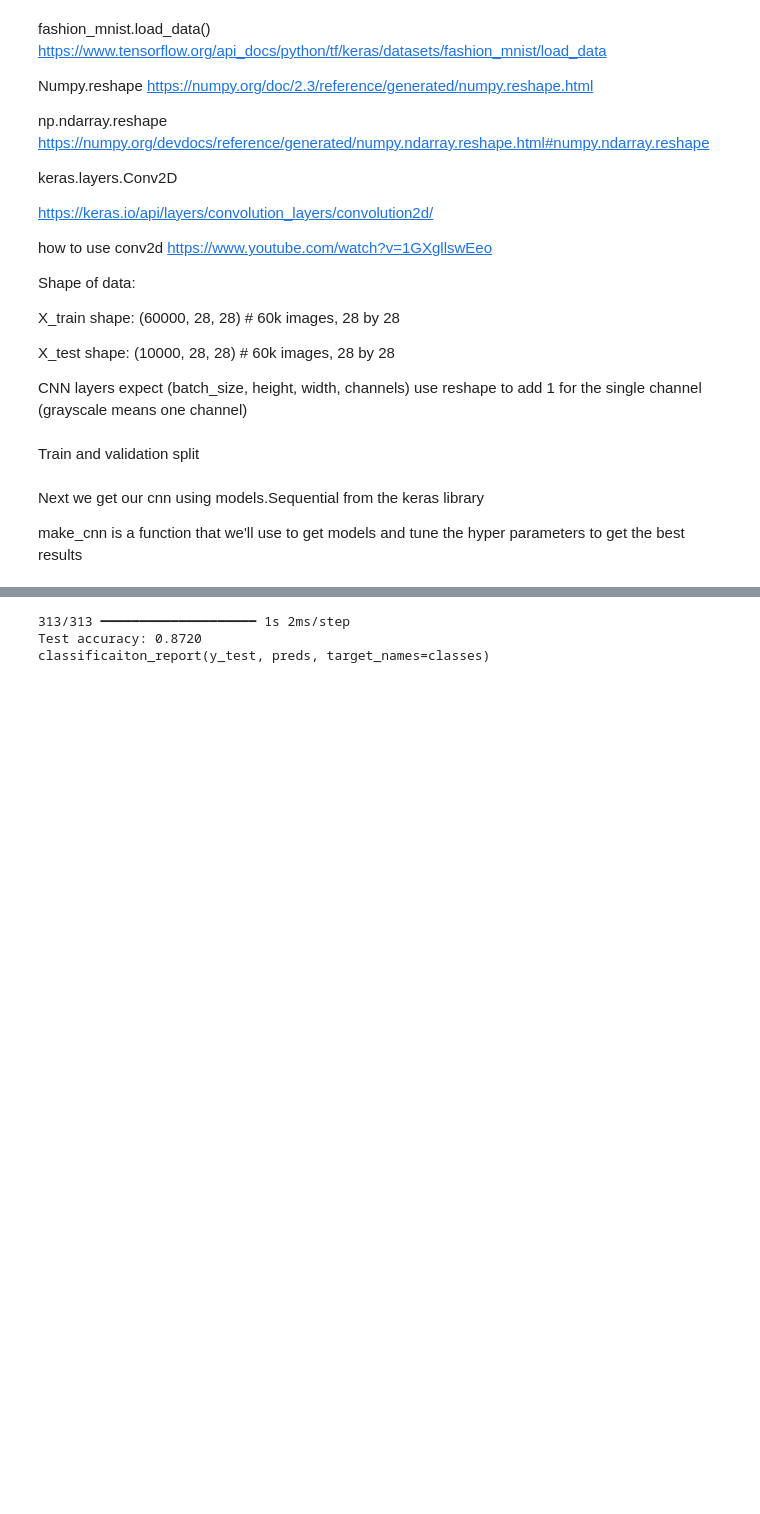
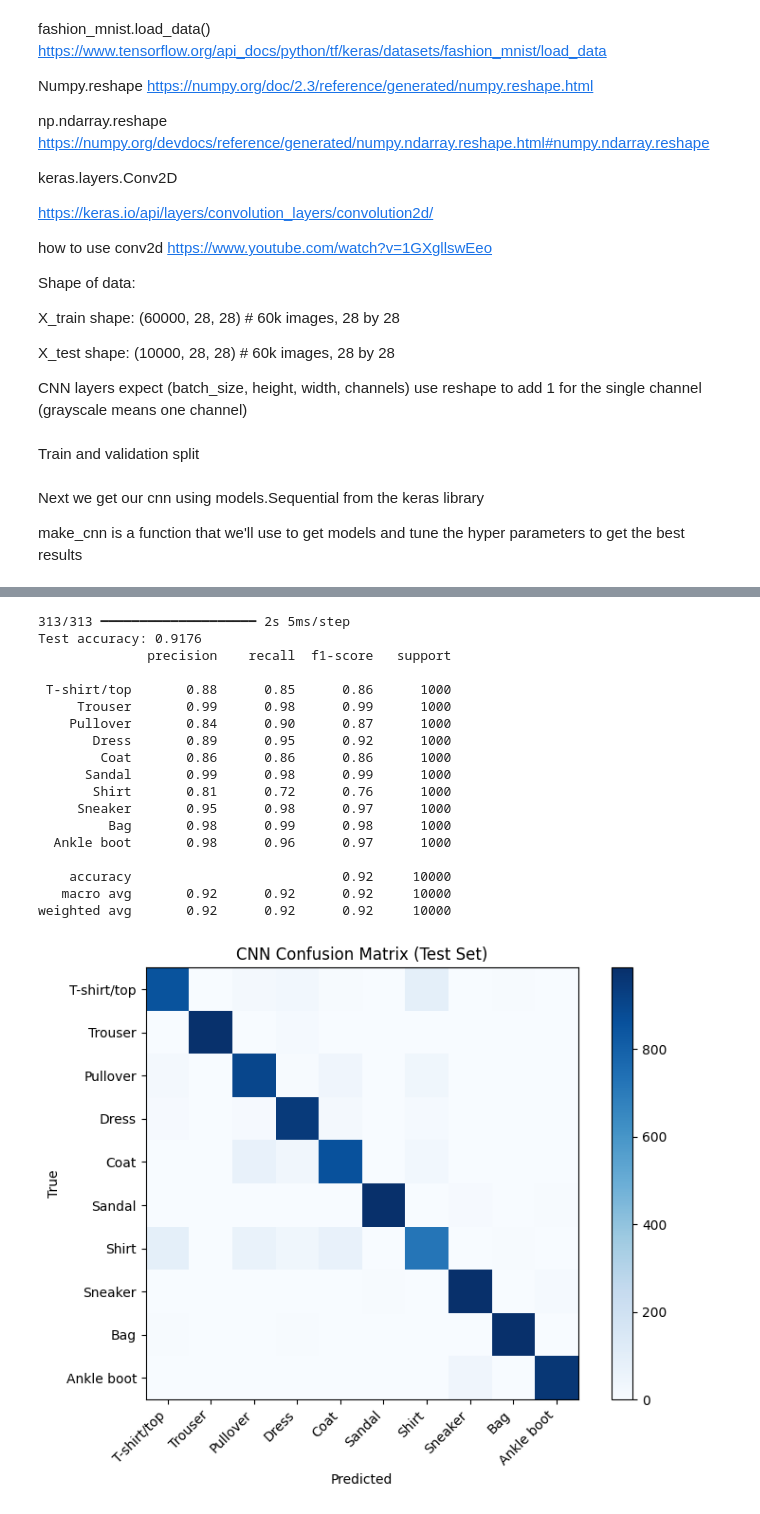
Before and after one commit to anyaraj1/the-regression-indicators-project, a Jupyter notebook: CNN-william.ipynb, the cells around one changed output, grey strips where cells are left out. Drawn from its saved outputs; the diff is of its cells as text; code cells hidden in the pictures; blank space fills up the shorter version.

```diff
--- a/CNN-william.ipynb
+++ b/CNN-william.ipynb
@@ -205,8 +215,23 @@ KeyboardInterrupt:
 # %%
-early_stop = EarlyStopping(monitor='val_loss', patience=3, restore_best_weights=True, mode="mid")
+early_stop = EarlyStopping(
+    monitor='val_loss',
+    patience=7,
+    restore_best_weights=True,
+    mode="min"
+    )
+model = make_cnn(
+        convLayers=bestConv,
+        growFilters=bestGrow,
+        maxPool=bestMaxPool,
+        final_nodes=bestFinalNodes
+    )
 
-model = make_cnn(first_layer_depth=best_fl, dropout=best_dropout, learning_rate=best_lr, first_kernel_dim=best_kernel)
-history=model.fit(X_train, y_train, validation_split=0.2, epochs=30, batch_size=128,
-callbacks=[early_stop])
+history=model.fit(
+    X_train, y_train,
+    validation_split=0.2,
+    epochs=30,
+    batch_size=128,
+    callbacks=[early_stop]
+    )
 # %% [output]
 Epoch 1/30
@@ -218,11 +254,40 @@ Epoch 3/30
 # %%
 from sklearn.metrics import confusion_matrix
-
 preds = np.argmax(model.predict(X_test), axis=1)
 
 print(f"Test accuracy: {accuracy_score(y_test, preds):.4f}")
-print(f"classificaiton_report(y_test, preds, target_names=classes)")
+print(classification_report(y_test, preds, target_names=classes))
+
+cm = confusion_matrix(y_test, preds)
+
+plt.figure(figsize=(8, 6))
+plt.imshow(cm, cmap='Blues')
+plt.colorbar()
+plt.xticks(range(10), classes, rotation=45, ha='right')
+plt.yticks(range(10), classes)
+plt.xlabel('Predicted')
+plt.ylabel('True')
+plt.title('CNN Confusion Matrix (Test Set)')
+plt.tight_layout()
+plt.savefig('confusion_matrix_cnn.png', dpi=150)
+plt.show()
 # %% [output]
-313/313 ━━━━━━━━━━━━━━━━━━━━ 1s 2ms/step
-Test accuracy: 0.8720
-classificaiton_report(y_test, preds, target_names=classes)
+313/313 ━━━━━━━━━━━━━━━━━━━━ 2s 5ms/step
+Test accuracy: 0.9176
+              precision    recall  f1-score   support
+
+ T-shirt/top       0.88      0.85      0.86      1000
+     Trouser       0.99      0.98      0.99      1000
+    Pullover       0.84      0.90      0.87      1000
+       Dress       0.89      0.95      0.92      1000
+        Coat       0.86      0.86      0.86      1000
+      Sandal       0.99      0.98      0.99      1000
+       Shirt       0.81      0.72      0.76      1000
+     Sneaker       0.95      0.98      0.97      1000
+         Bag       0.98      0.99      0.98      1000
+  Ankle boot       0.98      0.96      0.97      1000
+
+    accuracy                           0.92     10000
+   macro avg       0.92      0.92      0.92     10000
+weighted avg       0.92      0.92      0.92     10000
+[figure, added]
```
Also changed, not shown: parts of 3 cells of this notebook, 1 other file.
